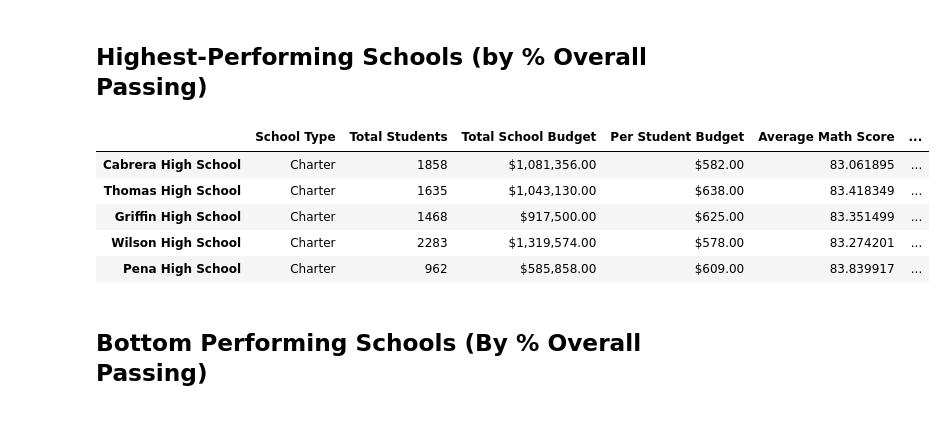
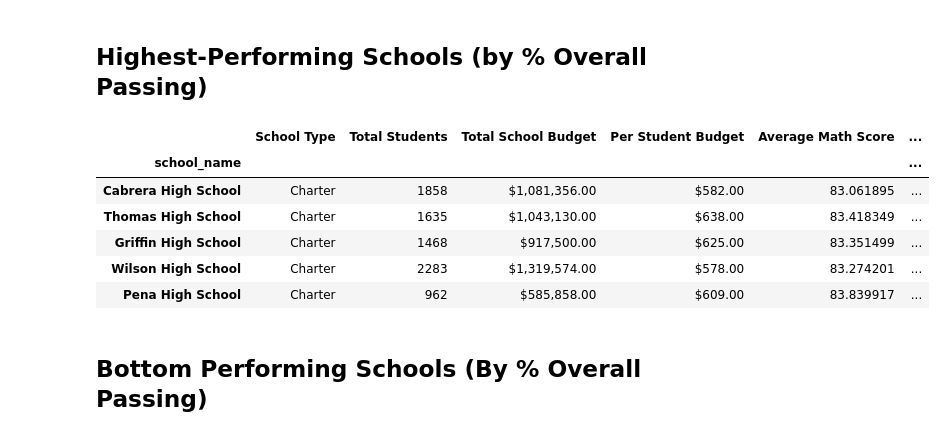
Before and after one commit to calirave/pandas-challenge, a Jupyter notebook: PyCitySchools_starter.ipynb, the cells around one changed output. Cells and saved outputs as stored; diff of their text form; code cells hidden in the pictures.

```diff
--- a/PyCitySchools_starter.ipynb
+++ b/PyCitySchools_starter.ipynb
@@ -422,10 +422,11 @@ dtype: object
 ## Highest-Performing Schools (by % Overall Passing)
 # %%
 # Sort the schools by `% Overall Passing` in descending order and display the top 5 rows.
-top_schools =
+top_schools = per_school_summary.sort_values("% Overall Passing", ascending=False)
 top_schools.head(5)
 # %% [output]
 |  | School Type | Total Students | Total School Budget | Per Student Budget | Average Math Score | ... |
+| school_name |  |  |  |  |  | ... |
 | Cabrera High School | Charter | 1858 | $1,081,356.00 | $582.00 | 83.061895 | ... |
 | Thomas High School | Charter | 1635 | $1,043,130.00 | $638.00 | 83.418349 | ... |
 | Griffin High School | Charter | 1468 | $917,500.00 | $625.00 | 83.351499 | ... |
```
Also changed, not shown: parts of 8 cells of this notebook.
